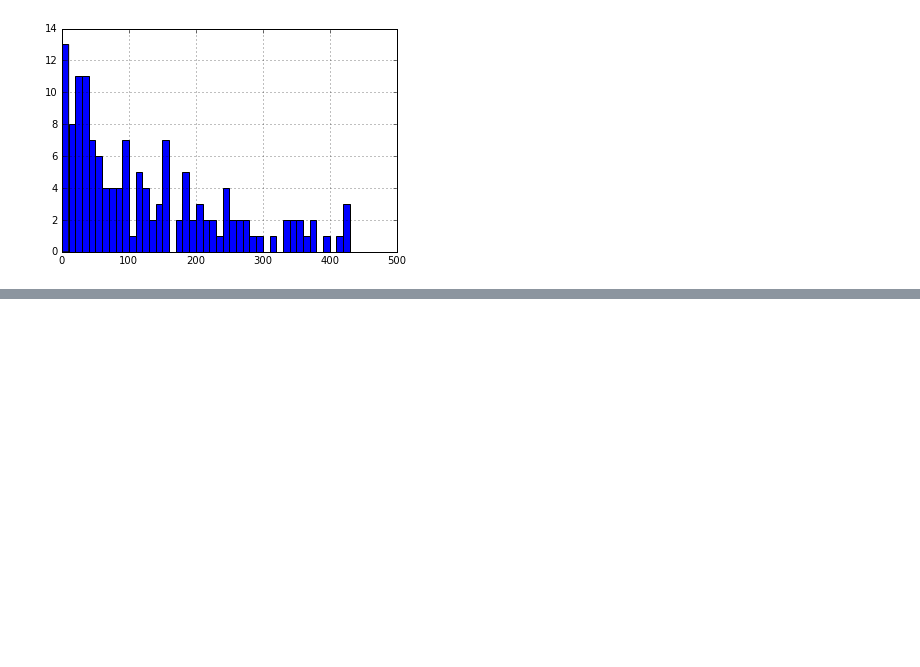
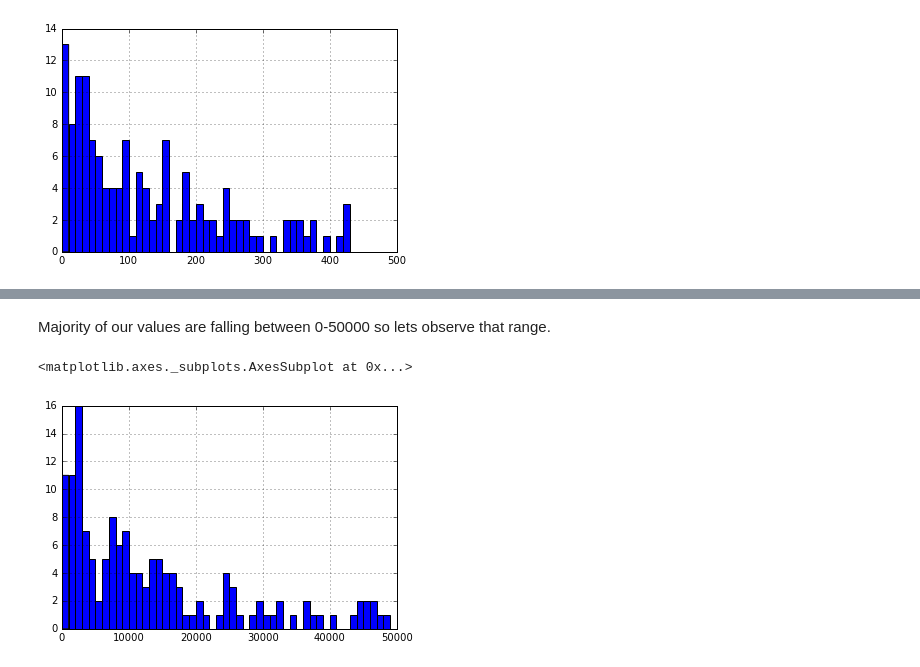
Before and after one commit to nkalpaxis/Visualizing_Earnings_Based_On_College_Majors, a Jupyter notebook: Visualizing_earnings_based_on_college_majors.ipynb, the cells around one changed output, grey strips where cells are left out. Drawn from its saved outputs; the diff is of its cells as text; code cells hidden in the pictures; blank space fills up the shorter version.

```diff
--- a/Visualizing_earnings_based_on_college_majors.ipynb
+++ b/Visualizing_earnings_based_on_college_majors.ipynb
@@ -197,0 +249,8 @@ recent_grads['Sample_size'].hist(bins=50, range=(0,500))
+# %% [markdown]
+Majority of our values are falling between 0-50000 so lets observe that range.
+# %%
+#Employed histogram, 50 bins, range 0-50000
+recent_grads['Employed'].hist(bins=50, range=(0,50000))
+# %% [output]
+<matplotlib.axes._subplots.AxesSubplot at 0x...>
+[figure, added]
```
Also changed, not shown: parts of 21 cells of this notebook.
